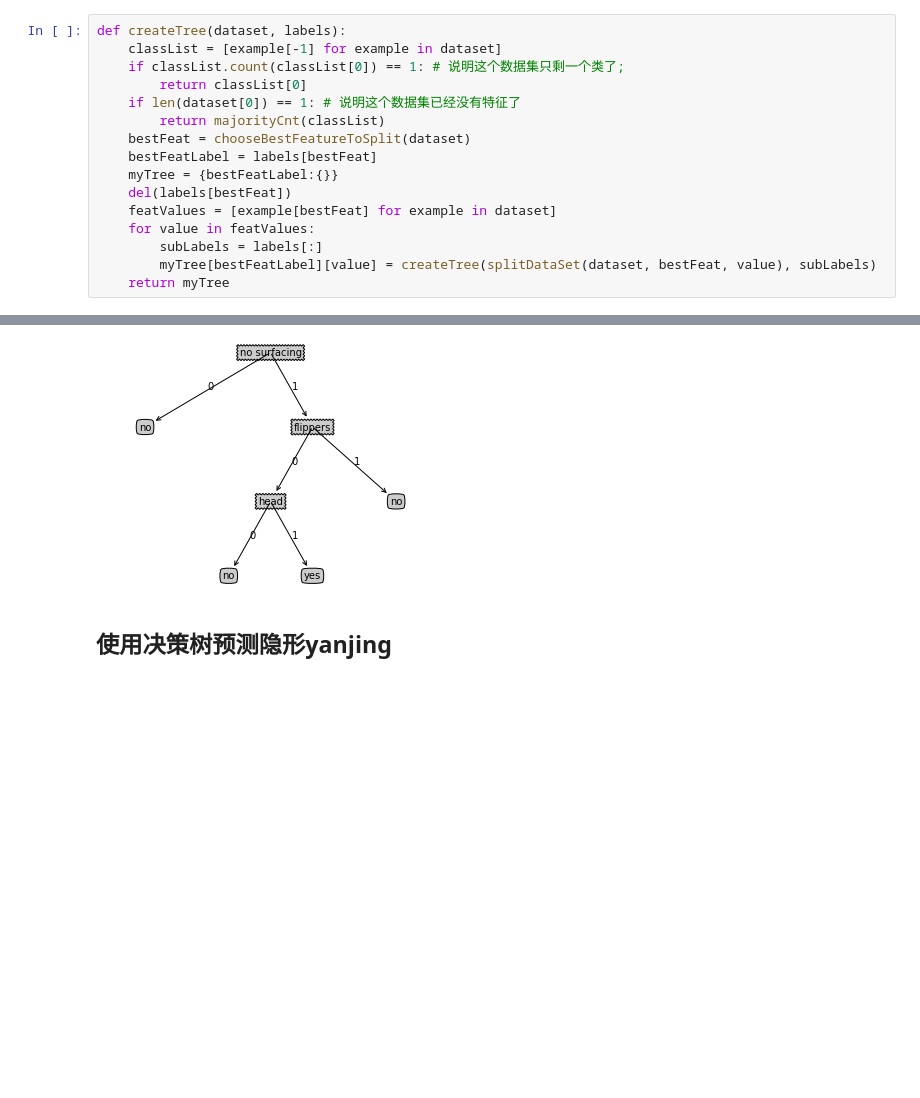
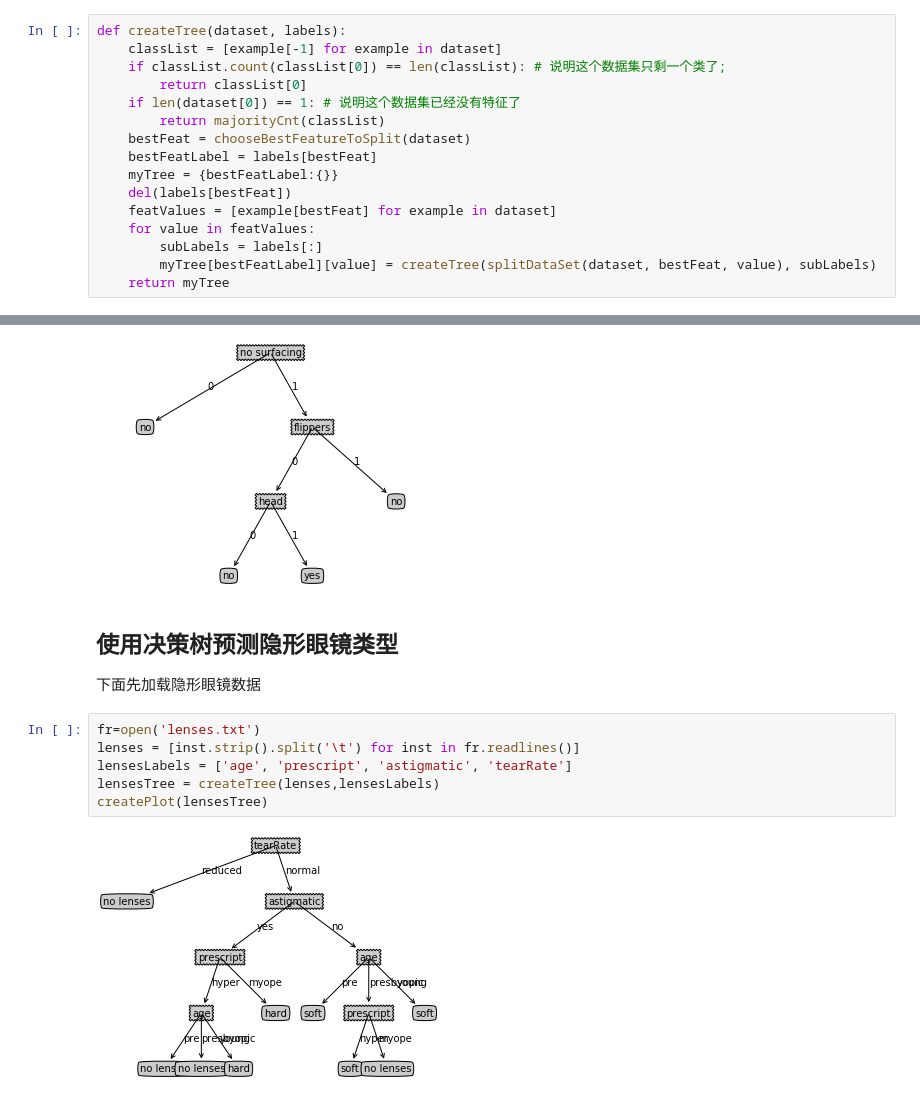
Before and after one commit to DragonFive/python_cv_AI_ML, a Jupyter notebook: ML_in_action/ch3-decision-tree.ipynb, the cells around one changed output, grey strips where cells are left out. Drawn from its saved outputs; the diff is of its cells as text; blank space fills up the shorter version.

```diff
--- a/ML_in_action/ch3-decision-tree.ipynb
+++ b/ML_in_action/ch3-decision-tree.ipynb
@@ -126,7 +126,7 @@ def majorityCnt(classList):
 # %%
 def createTree(dataset, labels):
     classList = [example[-1] for example in dataset]
-    if classList.count(classList[0]) == 1: # 说明这个数据集只剩一个类了;
+    if classList.count(classList[0]) == len(classList): # 说明这个数据集只剩一个类了;
         return classList[0]
     if len(dataset[0]) == 1: # 说明这个数据集已经没有特征了
         return majorityCnt(classList)
@@ -327,5 +327,15 @@ newTree = grabTree('classifierStorage.txt')
 createPlot(newTree)
 # %% [output]
 [figure]
-# %% [markdown]
-## 使用决策树预测隐形yanjing
+# %% [markdown]
+## 使用决策树预测隐形眼镜类型
+
+下面先加载隐形眼镜数据
+# %%
+fr=open('lenses.txt')
+lenses = [inst.strip().split('\t') for inst in fr.readlines()]
+lensesLabels = ['age', 'prescript', 'astigmatic', 'tearRate']
+lensesTree = createTree(lenses,lensesLabels)
+createPlot(lensesTree)
+# %% [output]
+[figure, added]
```
